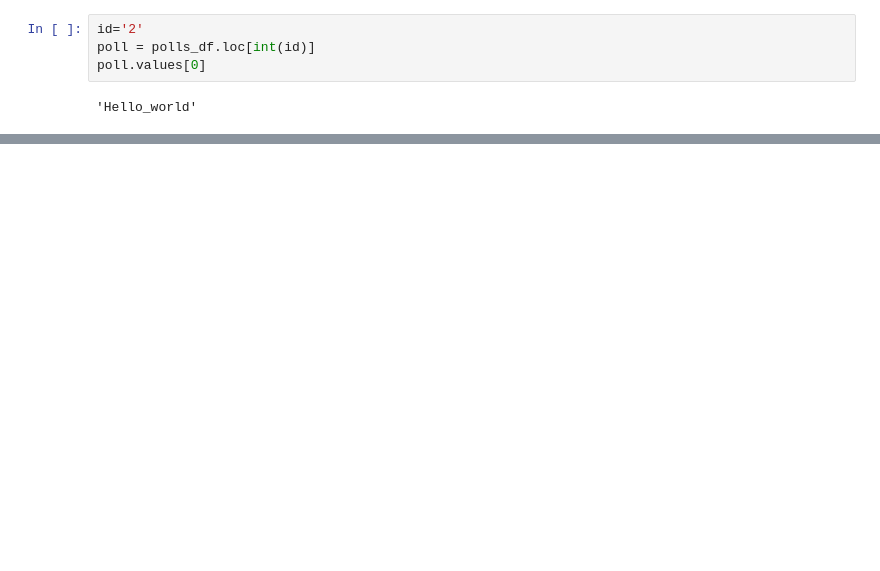
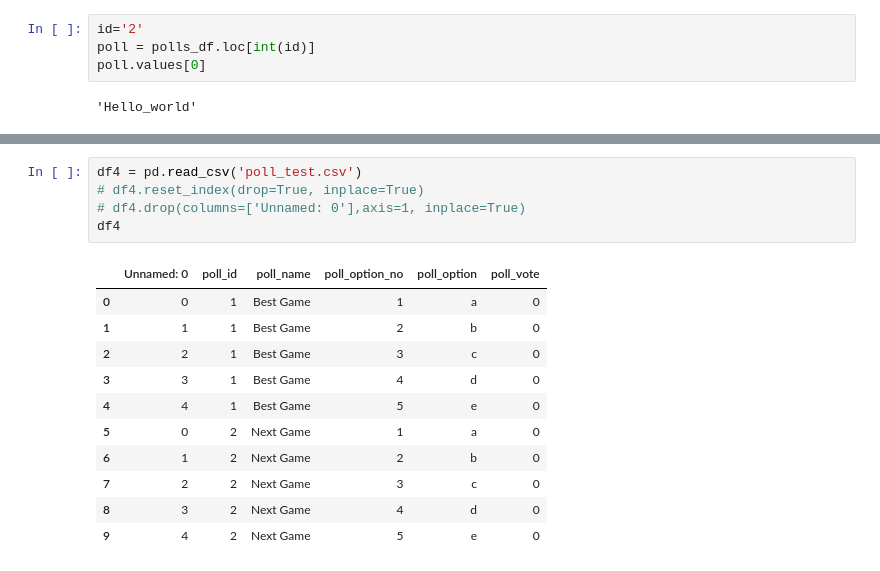
Before and after one commit to gupta-aayushkr/Polling-App, a Jupyter notebook: test.ipynb, the cells around one changed output, grey strips where cells are left out. Saved outputs shown, nothing was run; the diff lists cells and outputs as text; blank space fills up the shorter version.

```diff
--- a/test.ipynb
+++ b/test.ipynb
@@ -23,0 +103,17 @@ poll.values[0]
+# %%
+df4 = pd.read_csv('poll_test.csv')
+# df4.reset_index(drop=True, inplace=True)
+# df4.drop(columns=['Unnamed: 0'],axis=1, inplace=True)
+df4
+# %% [output]
+|  | Unnamed: 0 | poll_id | poll_name | poll_option_no | poll_option | poll_vote |
+| 0 | 0 | 1 | Best Game | 1 | a | 0 |
+| 1 | 1 | 1 | Best Game | 2 | b | 0 |
+| 2 | 2 | 1 | Best Game | 3 | c | 0 |
+| 3 | 3 | 1 | Best Game | 4 | d | 0 |
+| 4 | 4 | 1 | Best Game | 5 | e | 0 |
+| 5 | 0 | 2 | Next Game | 1 | a | 0 |
+| 6 | 1 | 2 | Next Game | 2 | b | 0 |
+| 7 | 2 | 2 | Next Game | 3 | c | 0 |
+| 8 | 3 | 2 | Next Game | 4 | d | 0 |
+| 9 | 4 | 2 | Next Game | 5 | e | 0 |
```
Also changed, not shown: parts of 40 cells of this notebook, 7 other files.
